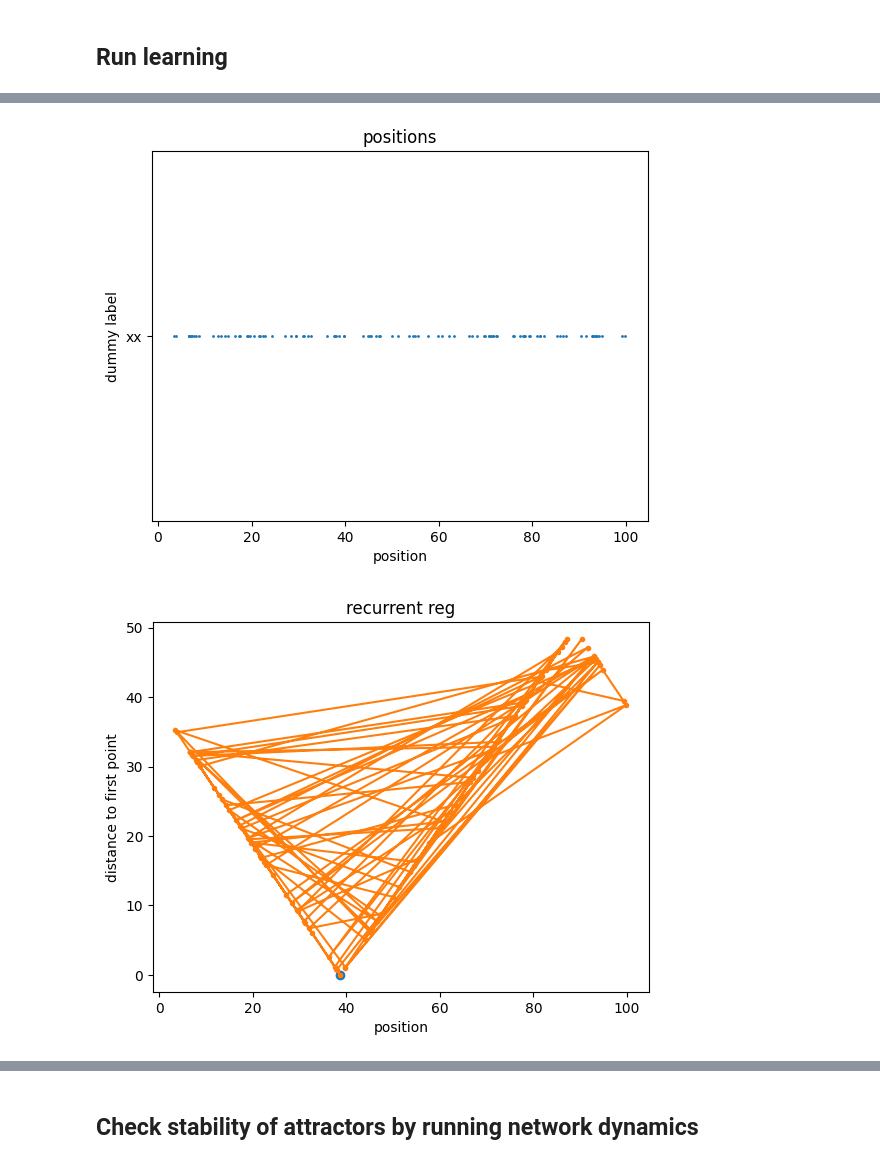
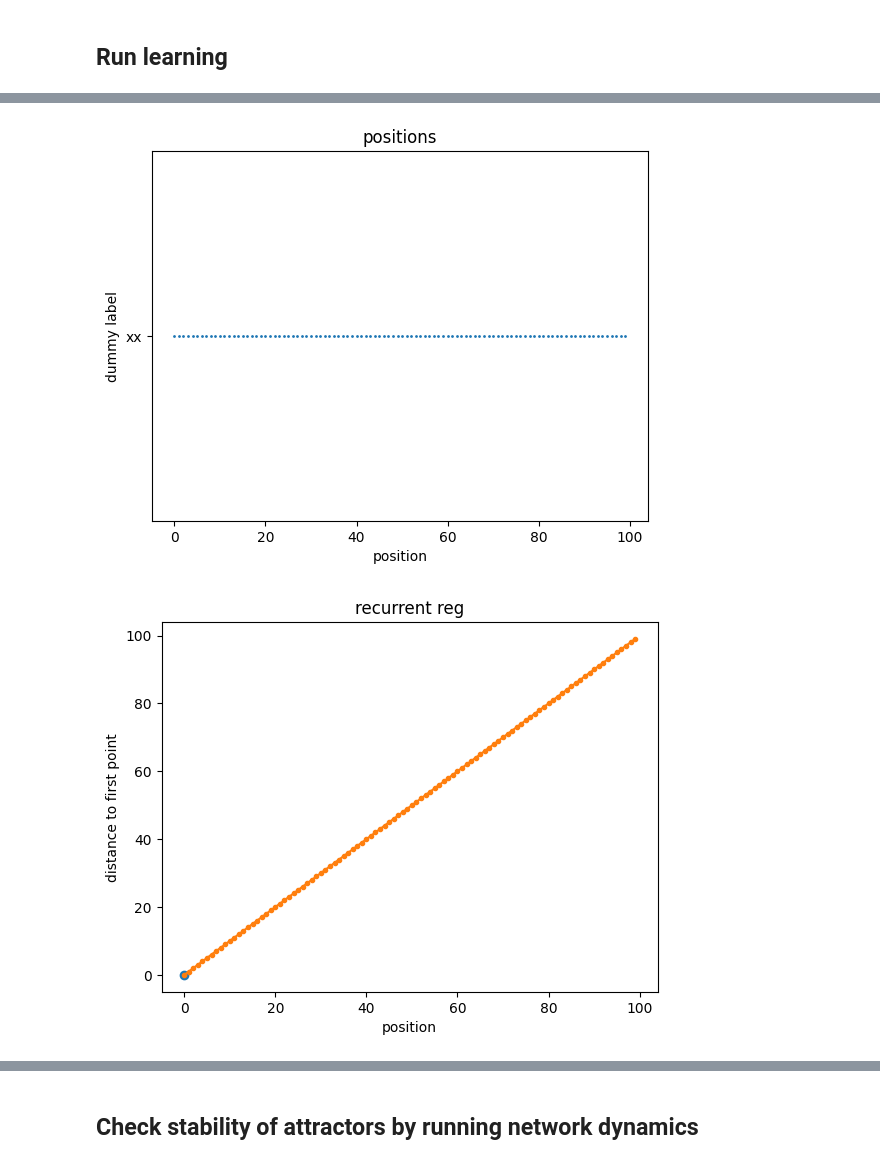
Before and after one commit to Joshua-Lemus/Diploma-project, a Jupyter notebook: attractor.ipynb, the cells around one changed output, grey strips where cells are left out. Cells and saved outputs as stored; diff of their text form; code cells hidden in the pictures.

```diff
--- a/attractor.ipynb
+++ b/attractor.ipynb
@@ -61,7 +62,7 @@ Datasets:
 pars = Pars()
 
 ## random task name
-# pars.dataset = "RANDOM"
+#pars.dataset = "RANDOM"
 # pars.dataset = "RANDOM-Y"
 pars.dataset = "NLGP"
 # pars.dataset = "RANDOM-FF-Teacher"
@@ -78,14 +79,9 @@ pars.dataset = "NLGP"
 # pars.dataset = "CIFAR10"
 # pars.dataset = "CIFAR100"
 
-# General options
-pars.alpha_train = 0.1 # fraction of training patterns wrt N in a random task
-pars.alpha_test = 0.1 # fraction of test patterns wrt N in a random task
-pars.span_h = False # generate all h in range (only makes sense for N=2 or N=3)
-
 ## random dataset specific options
 pars.exp_input = False # exponentially distributed input (default is gaussian)
-pars.rho = 0. # input covariance for RANDOM dataset
+pars.rho = 0.4 # input covariance for RANDOM dataset
 
 ## teacher-student FF options
 pars_teacher = {}
@@ -113,9 +109,9 @@ pars_teacher = {}
 # pars.pars_teacher = pars_teacher
 
 ## NLGP specific options
-pars.torus = True # whether to use a torus topology
+pars.torus = False # whether to use a torus topology
 pars.g_nonlin = 1e-10 # gain parameter for nonlinearity
-pars.xis = [1e-6] # lenght-scales of mixtures
+pars.xis = [2.4] # lenght-scales of mixtures
 
 ## spatial options
 pars.dim = 1 # input dimension
@@ -133,5 +129,10 @@ pars.save_dir = f'results_notebook'
 # r = requests.get(url, allow_redirects=True)
 # save_dir_dataset = save_dir + "/" + dataset
 # open(f'{data_dir}/mnist1d_data.pkl', 'wb').write(r.content)
+
+# General options
+pars.alpha_train = 0.1 # fraction of training patterns wrt N in a random task
+pars.alpha_test = 2/pars.lN # fraction of test patterns wrt N in a random task
+pars.span_h = False # generate all h in range (only makes sense for N=2 or N=3)
 # %%
 # GET DATASET
@@ -199,28 +206,29 @@ sparsity_mean = 0.                 # If you use sparsity instead of sign(train_d
 #                                  # which will be later give the probability to have a 0 in X
 sparsity_std = 0.                  # To control std for sparsity
 noself = True                      # Set diagonal to 0, to prevent trivial solution J=id(NxN)
-use_bias = True                    # Use a bias (I, input current): H = JX + I
+use_bias = False                    # Use a bias (I, input current): H = JX + I
 learn_bias = True                  # Learn bias or not (fix it instead)
 bias = 0.                          # Initialize the bias
 norm_dependent_stability = False   # Stability is proportional to ||J^2|| (otherwise it's proportional to sqrt(N))
 embed_model = True                 # Embed the model to a graph
-random_pos = True                 # Embeded positions are random
+random_pos = False                  # Embeded positions are random
 dim = pars.dim                     # Dimension of the data (it's already previously defined)
 torus = pars.torus                 # Whether to use a torus topology (alreade defined previously)
 
 # learning options
 num_epochs = 200          # Number of epochs
 print_every = 10          # Verbose option
-lr = 0.1                 # Learning rate
-delta0 = 0.5              # Stability regularization
+lr = 0.2                  # Learning rate
+delta0 = 0.2              # Stability regularization
 gam = 0.                  # Regularization strength (L1?)
 gam_en = 0.               # Energy regularization
-gam_sign = 0.5            # Sign regularization
-gam_pos = 0.              # Position regularization (?)
+gam_sign = 0.15            # Sign regularization
+gam_pos = 0#1e-6             # Position regularization
 relu2 = True             # Whether to use relu or relu^2 as activation function
-maxweight = 10           # Don't let weight be too large
+maxweight = 5           # Don't let weight be too large
 square_dist = False       # Whether to set distance as (xi^2+xj^2) or as np.abs(xi^2+xj^2)
 stop_at_zero_err = False  # You may want to continue training after 0 error because sign regularization can still improve
+signreg_tol = 1e-10
 
 # ## homogeneous sparsities
 # sparsities = sparsity_mean + np.random.randn(N) * sparsity_std
@@ -230,27 +238,22 @@ stop_at_zero_err = False  # You may want to continue training after 0 error beca
 # sparsities = np.ones(N) * 0.95
 # sparsities[:N//2] = 0.15
 
-# gen patterns
-# X = 1. * (np.random.rand(P,N) <= sparsities[None])
-X = 0.5 * (1 + np.sign(train_dataset.tensors[0].numpy()))
-Y = 2. * X - 1.
-
 # if sparsity_std > 0: # Plot sparsities vs X
 #     plt.plot(sparsities, '.:')
 #     plt.plot(X.mean(0), '.-')
 #     plt.title('sparsities');
 
-## init J
+## init J0 and I0
 Ne = int(fe * N)                             # Initial fraction of excitatory connections
-I = bias * np.ones(N)                        # Initial bias (convert to vector, same initial values for each entry)
+I0 = bias * np.ones(N)                        # Initial bias (convert to vector, same initial values for each entry)
 if fe == -1:                               # If  not ordered excitatory/inhibitory connections
-    J = np.random.randn(N, N) / np.sqrt(N)   # Initialize J randomly ~ Gaussian(0,1)
+    J0 = np.random.randn(N, N) / np.sqrt(N)   # Initialize J randomly ~ Gaussian(0,1)
 else:                                      # If ordered E/I connections
-    J = np.random.rand(N, N) / np.sqrt(N)    # Initialize J randomly ~ Uniform(0,1)
-    J[:,Ne:] *= -1.                          # And force a fraction of the entries to be negative
+    J0 = np.random.rand(N, N) / np.sqrt(N)    # Initialize J randomly ~ Uniform(0,1)
+    J0[:,Ne:] *= -1.                          # And force a fraction of the entries to be negative
 diag_indices = np.diag_indices(N)          # To set J(diagonal) = 0 if noself
 if noself:
-    J[diag_indices] = 0.
+    J0[diag_indices] = 0.
 
 ## generate positions
 if embed_model:                              # Embed ANN to a space (1-D or 2-D, 3-D is not yet implemented)
@@ -263,34 +266,34 @@ if embed_model:                              # Embed ANN to a space (1-D or 2-D,
             print("WARNING: need a perfect square in dimension 2")
         totpoints = [L, L]                   # Initialize position matrix
     else:                                # dimension >= 3 is not implemented yet
         raise ValueError("dim = 3 not implemented yet!")
 
     pos = gen_lattice(dim=dim, lens=[L,L], torus=torus, random_pos=random_pos, tot_points=totpoints, centered=False)  # Generate position matrix
     dist = compute_dist(dim, pos, pos, lens=[L,L], torus=torus, square=square_dist)                              # Generate distances matrix
     # dist = np.tanh(dist/10) * 10             # Can force distance matrix to have a certain distribution, such as a tanh
     pos = pos.numpy()                          # Convert position matrix to numpy array
     dist = dist.numpy()                        # Convert distance matrix to a numpy array
 
     # visualize positions
     if dim == 1:                                             # Plot position matrices (only if embeded to 1-D)
         plotmax=N                                            # Max number of points to plot, to avoid overloading the image
         plt.plot(pos[0:plotmax], 0 * np.ones_like(pos[0:plotmax]), 'o', ms=1)      # Do the plot
         plt.title('positions')                               # Title
         plt.yticks([0],['xx'])                               # Hide y axis
         plt.xlabel('position')
         plt.ylabel('dummy label')
         plt.show()                                           # Show
 
 
         # recurrent reg
-        i_plot = [0]#[L//2]                       # Take one neuron (the one in the middle, which can have a random position)
-        for i in i_plot:                      # Plot distances from that neuron to the others
+        i_plot = [0]#[L//2]                # Take one neuron (the one in the middle or the first one, they may have a random position anyway)
+        for i in i_plot:                   # Plot distances from that neuron to the others
             plt.plot(pos[i], 0, 'o', label='first point')
             plt.plot(pos[0:plotmax], dist[i_plot[0],0:plotmax], '.-')
         plt.xlabel('position')
         plt.ylabel('distance to first point')
         plt.title('recurrent reg')
         plt.show()
 # %% [output]
-[figure, old version]
+[figure, new version]
-[figure, old version]
+[figure, new version]
```
Also changed, not shown: parts of 35 cells of this notebook, 2 other files.
